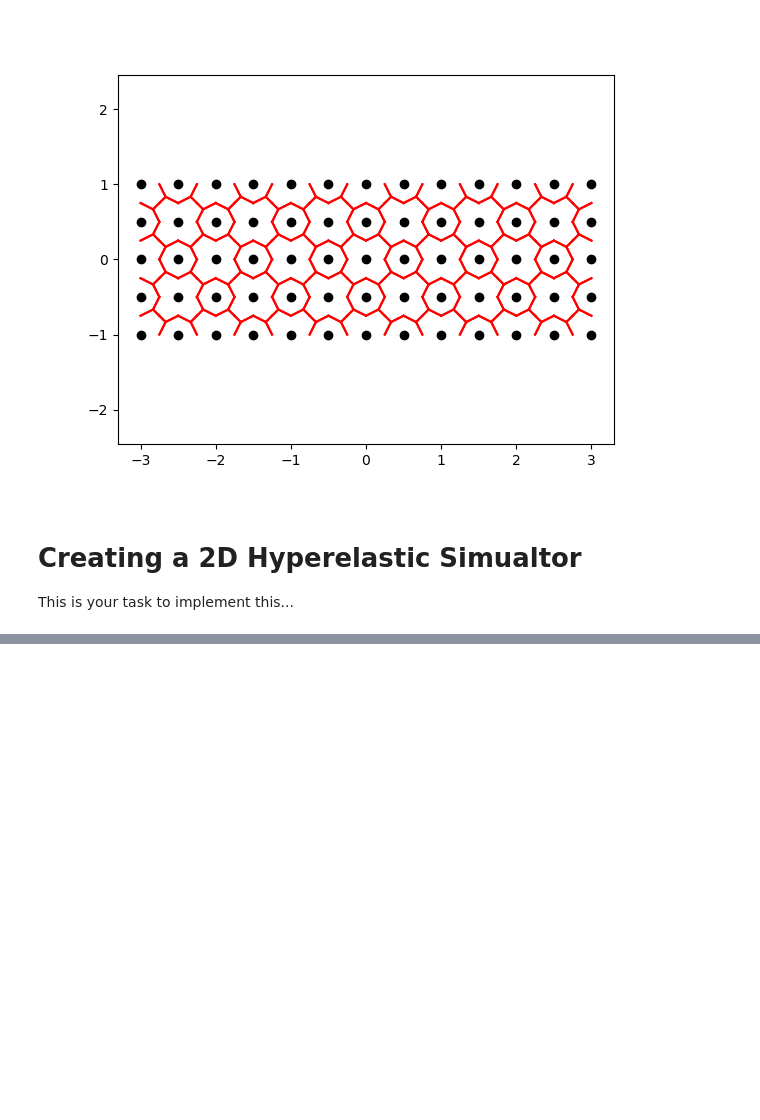
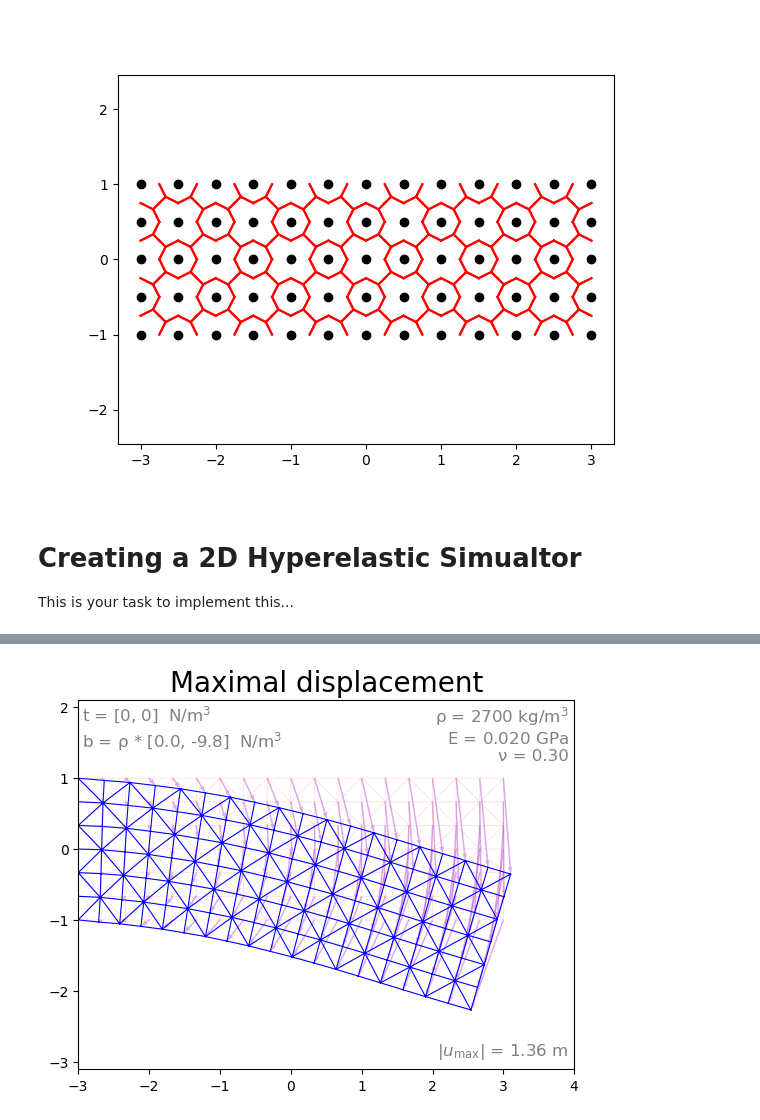
Before and after one commit to carlivas/Computational-Methods-in-Simulation, a Jupyter notebook: Week 7 - Build your own simulator/week7.ipynb, the cells around one changed output, grey strips where cells are left out. Cells and saved outputs as stored; diff of their text form; code cells hidden in the pictures; blank space fills up the shorter version.

```diff
--- a/Week 7 - Build your own simulator/week7.ipynb
+++ b/Week 7 - Build your own simulator/week7.ipynb
@@ -724,0 +668,19 @@ ani.save('animation.mp4', writer='ffmpeg')
+# %%
+
+plt.figure()
+plt.triplot(X[:,0], X[:,1], T, color='red', alpha=0.15, lw=0.5)
+plt.quiver(X[:,0], X[:,1], u_max[:,0], u_max[:,1], scale=1, scale_units='xy', color='mediumorchid', width=0.003, alpha=0.5)
+plt.triplot(X[:,0] + u_max[:, 0], X[:,1] + u_max[:, 1], T, color='blue', lw=0.8)
+plt.axis('equal')
+
+### Insert textbox with formatted gravity and traction vectors ###
+plt.xlim(xlim)
+plt.ylim(ylim)
+plt.text(xlim[0]*0.98, ylim[1]*0.68, f't = [{t[0]:.0f}, {t[1]:.0f}]  {Nperm3}\nb = ρ * [{b[0]/ρ:.1f}, {b[1]/ρ:.1f}]  {Nperm3}', fontsize=12, color='black', alpha=0.5, verticalalignment='top', horizontalalignment='left')
+plt.text(xlim[1]*0.98, ylim[1]*0.68, f'ρ = {ρ} {kgperm3}\nE = {Ey*1e-9:.3f} {GPa}\nν = {nu:.2f}', fontsize=12, color='black', alpha=0.5, verticalalignment='top', horizontalalignment='right')
+u_maxnorm = np.linalg.norm(u_max, axis=1).max()
+plt.text(xlim[1]*0.98, ylim[0]*0.68, f'$|u_\mathrm{{max}}|$ = {u_maxnorm:.2f} m', fontsize=12, color='black', alpha=0.5, verticalalignment='top', horizontalalignment='right')
+plt.title('Maximal displacement', fontsize = 20)
+plt.savefig('figure.png', dpi=300)
+# %% [output]
+[figure, added]
```
Also changed, not shown: parts of 3 cells of this notebook, 31 other files.
